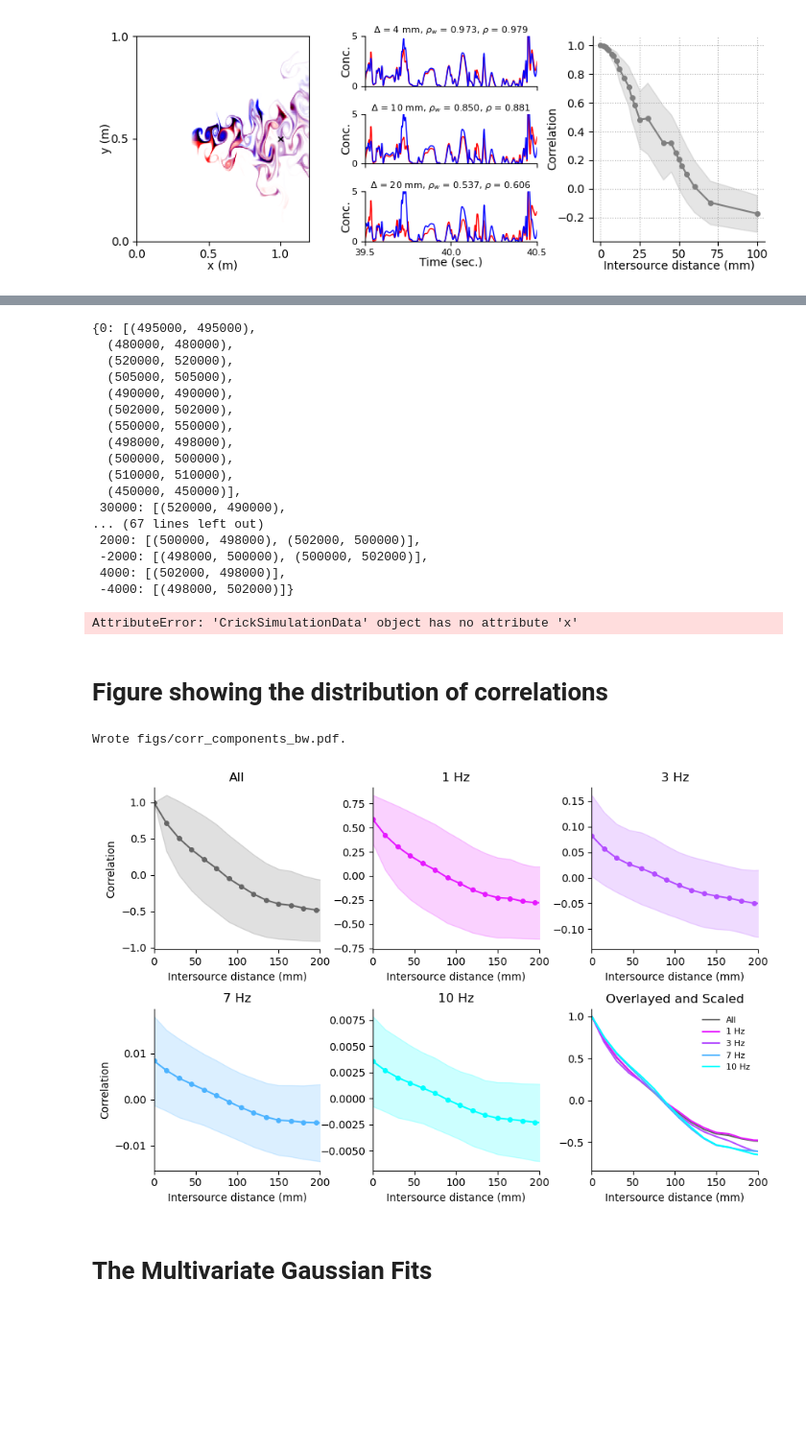
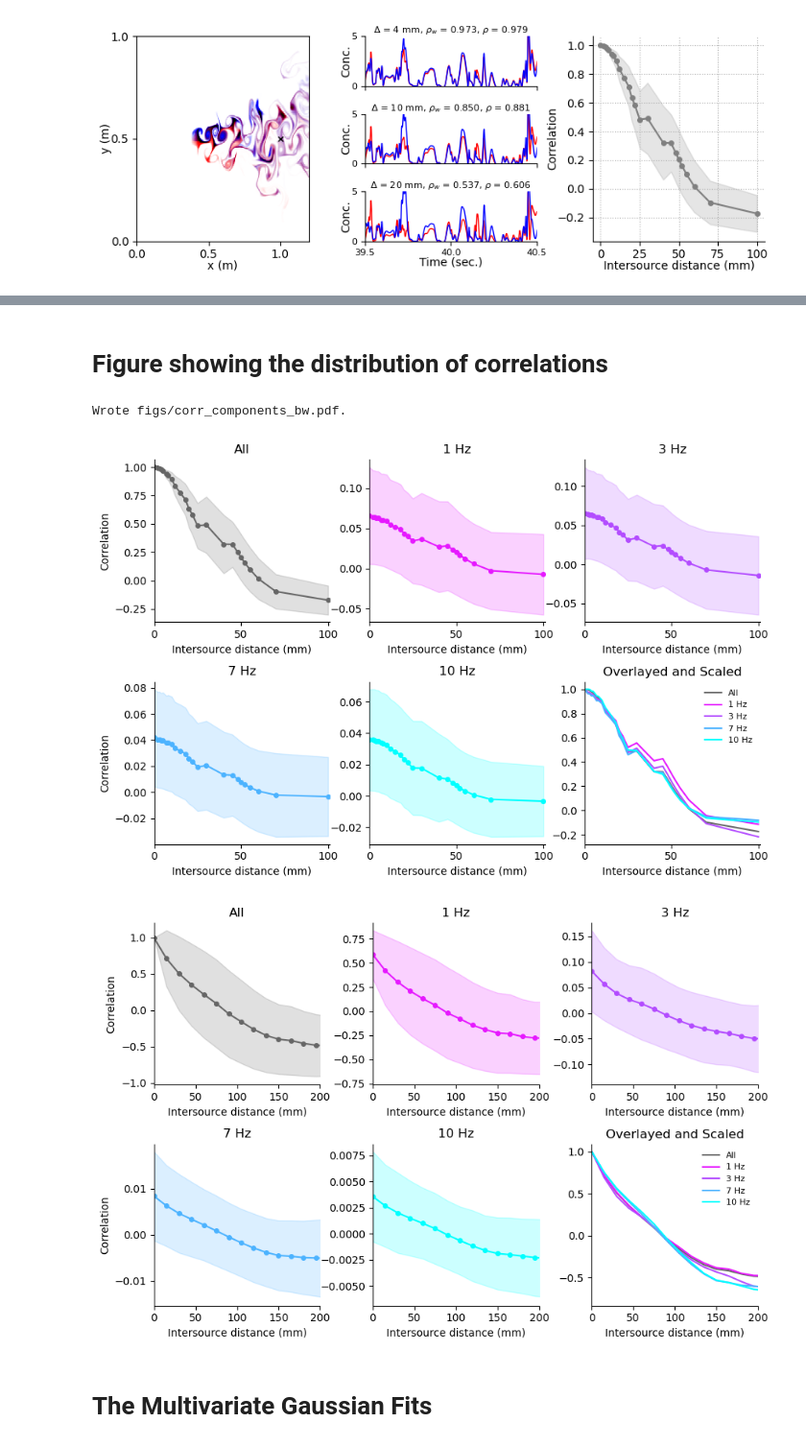
Before and after one commit to stootoon/fisher-plumes, a Jupyter notebook: make_figs.ipynb, the cells around one changed output, grey strips where cells are left out. Shown at 96% size. Drawn from its saved outputs; the diff is of its cells as text; code cells hidden in the pictures; blank space fills up the shorter version.

```diff
--- a/make_figs.ipynb
+++ b/make_figs.ipynb
@@ -237,46 +152,31 @@ Wrote figs/plumes_demo_cr.pdf.
-# %%
-Fcr.pairs
-# %% [output]
-{0: [(495000, 495000),
-  (480000, 480000),
-  (520000, 520000),
-  (505000, 505000),
-  (490000, 490000),
-  (502000, 502000),
-  (550000, 550000),
-  (498000, 498000),
-  (500000, 500000),
-  (510000, 510000),
-  (450000, 450000)],
- 30000: [(520000, 490000),
-... (67 lines left out)
- 2000: [(500000, 498000), (502000, 500000)],
- -2000: [(498000, 500000), (500000, 502000)],
- 4000: [(502000, 498000)],
- -4000: [(498000, 502000)]}
-# %%
-F.sim0
-# %% [output]
-AttributeError: 'CrickSimulationData' object has no attribute 'x'
 # %% [markdown]
 # Figure showing the distribution of correlations
 # %%
 reload(fpf)
-which_freqs = [1,3,7,10]
-labs = [f"{f} Hz" for f in which_freqs]
-cols = {"All":cm.gray(0.4)}; cols.update({l:col for l,col in zip(labs, [cm.cool(1 - f/10) for f in which_freqs])})
-slices = {}
 for k, F in data.items():
-    if k in ["bw"]:
-        slices[k] = {"All":slice(1,10000)}
-        slices[k].update({l:slice(fi, fi+1) for l, fi in zip(labs, F.freqs2inds(which_freqs))})
-        ax = fpf.plot_correlations(F.rho, xl = (0, 120), slices=slices[k], cols=cols, n_rows = 2, plot_order = ["All"] + labs)
+    if k in "bw":
+        which_freqs = [1,3,7,10]
+        labs = [f"{f} Hz" for f in which_freqs]
+        cols = {"All":cm.gray(0.4)}; cols.update({l:col for l,col in zip(labs, [cm.cool(1 - f/10) for f in which_freqs])})
+        slices = {"All":slice(1,10000)}
+        slices.update({l:slice(fi, fi+1) for l, fi in zip(labs, F.freqs2inds(which_freqs))})
+        ax = fpf.plot_correlations(F.rho, xl = (0, 120), slices=slices, cols=cols, n_rows = 2, plot_order = ["All"] + labs)
         [(axi.set_xlabel("Intersource distance (mm)"), axi.set_xticks(arange(0,201,50))) for axi in ax]
         file_name = f"figs/corr_components_{k}.pdf"
         PLOT and (savefig(file_name, bbox_inches='tight'), print(f"Wrote {file_name}."))
+    elif k == "cr":
+        which_freqs = [1,3,7,10]
+        labs = [f"{f} Hz" for f in which_freqs]
+        cols = {"All":cm.gray(0.4)}; cols.update({l:col for l,col in zip(labs, [cm.cool(1 - f/10) for f in which_freqs])})
+        slices = {"All":slice(1,10000)}
+        slices.update({l:slice(fi, fi+1) for l, fi in zip(labs, F.freqs2inds(which_freqs))})
+        ax = fpf.plot_correlations(F.rho, xl = (0, 120), slices=slices, cols=cols, n_rows = 2, plot_order = ["All"] + labs)
+        [(axi.set_xlabel("Intersource distance (mm)"), axi.set_xlim(0,101), axi.set_xticks(arange(0,101,50))) for axi in ax]
+        file_name = f"figs/corr_components_{k}.pdf"
 # %% [output]
 Wrote figs/corr_components_bw.pdf.
-[figure, old version]
+[figure, new version]
+[figure, added]
 # %% [markdown]
 # The Multivariate Gaussian Fits
 # %%
```
Also changed, not shown: parts of 2 cells of this notebook, 4 other files.
